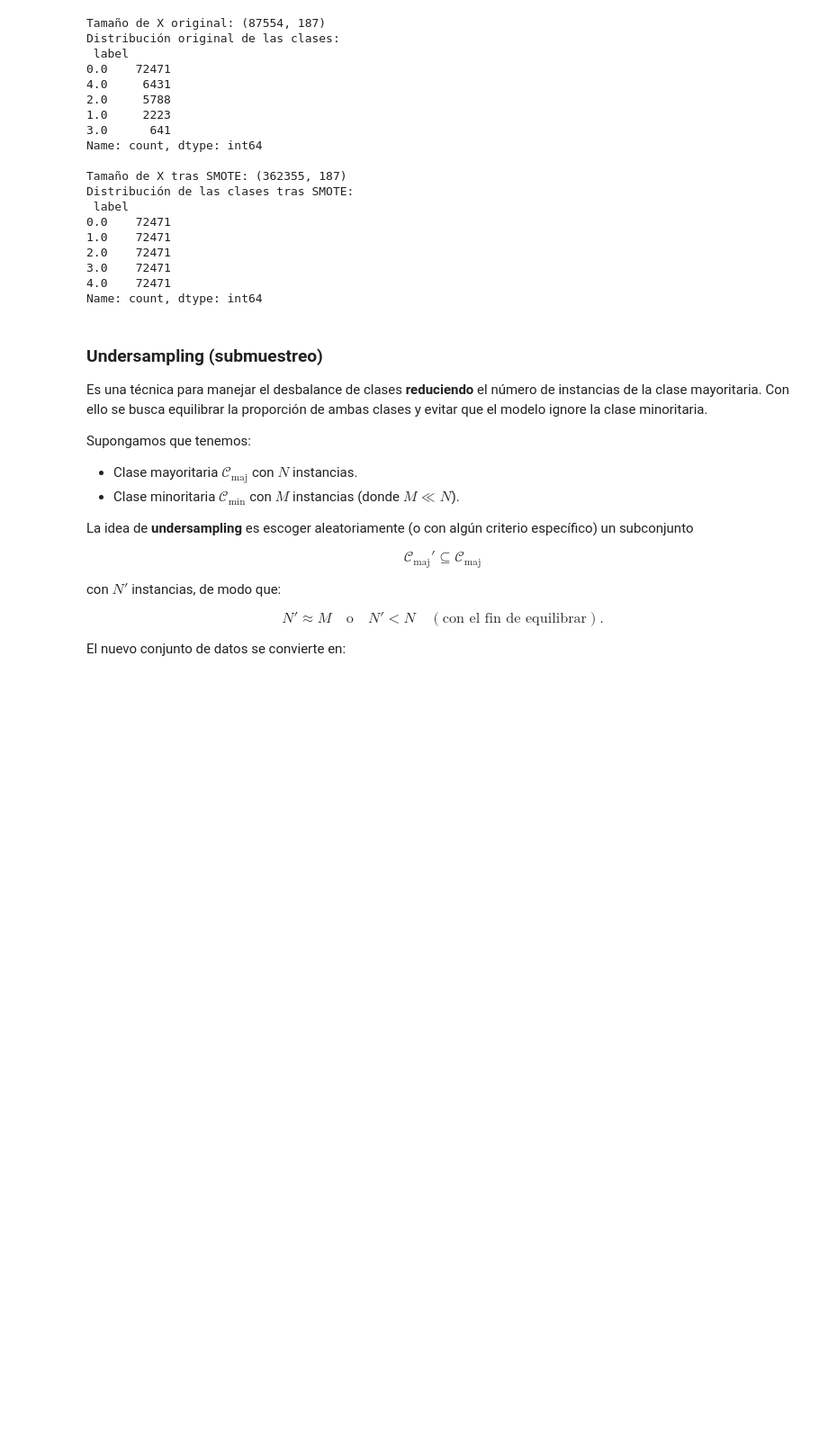
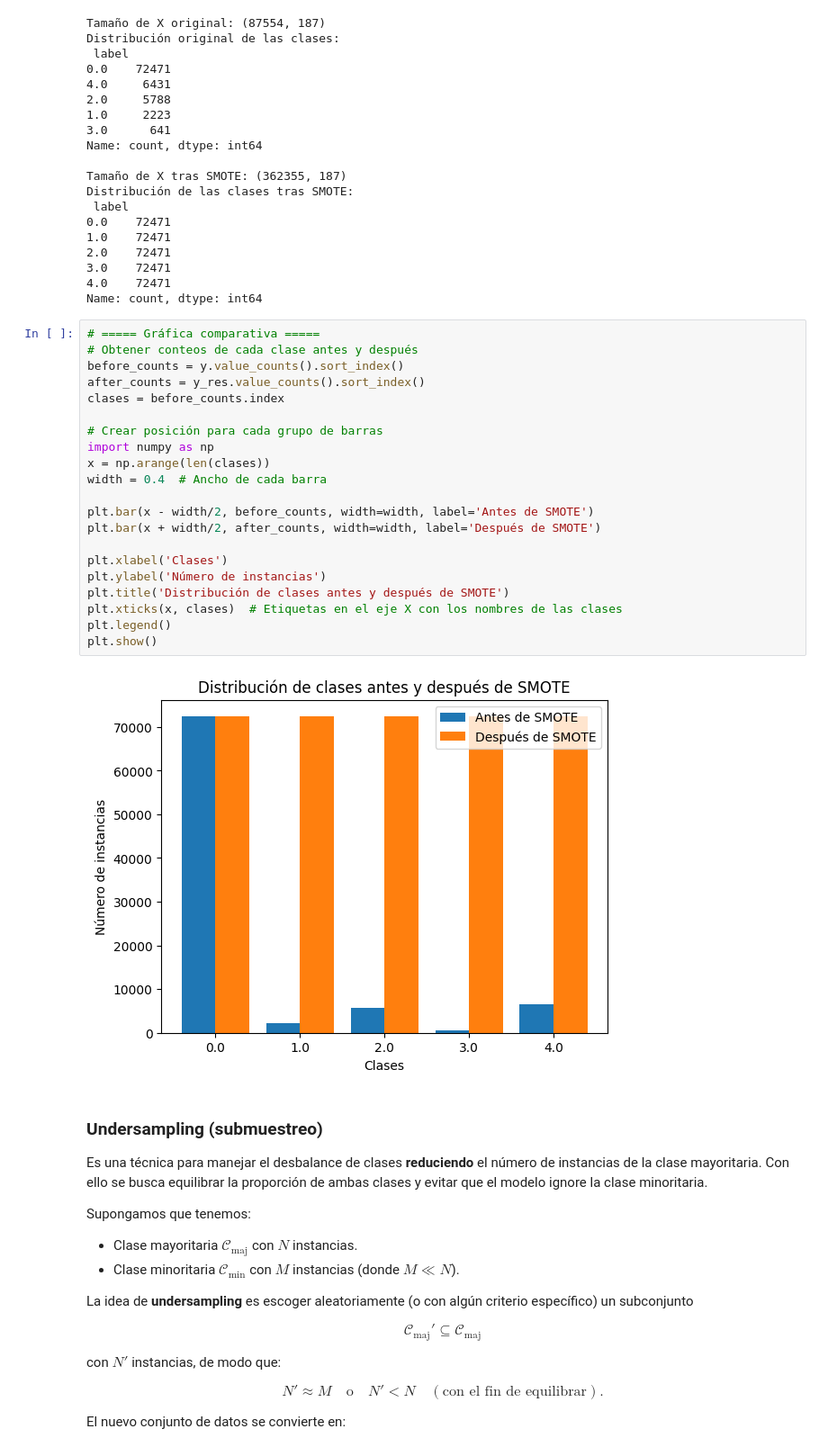
Before and after one commit to Ancorreapacheco/ml_final, a Jupyter notebook: trabajo_final/CLASS_BALANCE.ipynb, the cells around one changed output. Shown at 90% size. Cells and saved outputs as stored; diff of their text form; blank space fills up the shorter version.

Commit message:
balanceo de clases

```diff
--- a/trabajo_final/CLASS_BALANCE.ipynb
+++ b/trabajo_final/CLASS_BALANCE.ipynb
@@ -97,6 +101,29 @@ Distribución de las clases tras SMOTE:
 3.0    72471
 4.0    72471
 Name: count, dtype: int64
+# %%
+# ===== Gráfica comparativa =====
+# Obtener conteos de cada clase antes y después
+before_counts = y.value_counts().sort_index()
+after_counts = y_res.value_counts().sort_index()
+clases = before_counts.index
+
+# Crear posición para cada grupo de barras
+import numpy as np
+x = np.arange(len(clases))
+width = 0.4  # Ancho de cada barra
+
+plt.bar(x - width/2, before_counts, width=width, label='Antes de SMOTE')
+plt.bar(x + width/2, after_counts, width=width, label='Después de SMOTE')
+
+plt.xlabel('Clases')
+plt.ylabel('Número de instancias')
+plt.title('Distribución de clases antes y después de SMOTE')
+plt.xticks(x, clases)  # Etiquetas en el eje X con los nombres de las clases
+plt.legend()
+plt.show()
+# %% [output]
+[figure, added]
 # %% [markdown]
 ### **Undersampling (submuestreo)**
 
```
Also changed, not shown: parts of 8 cells of this notebook, 4 other files.
